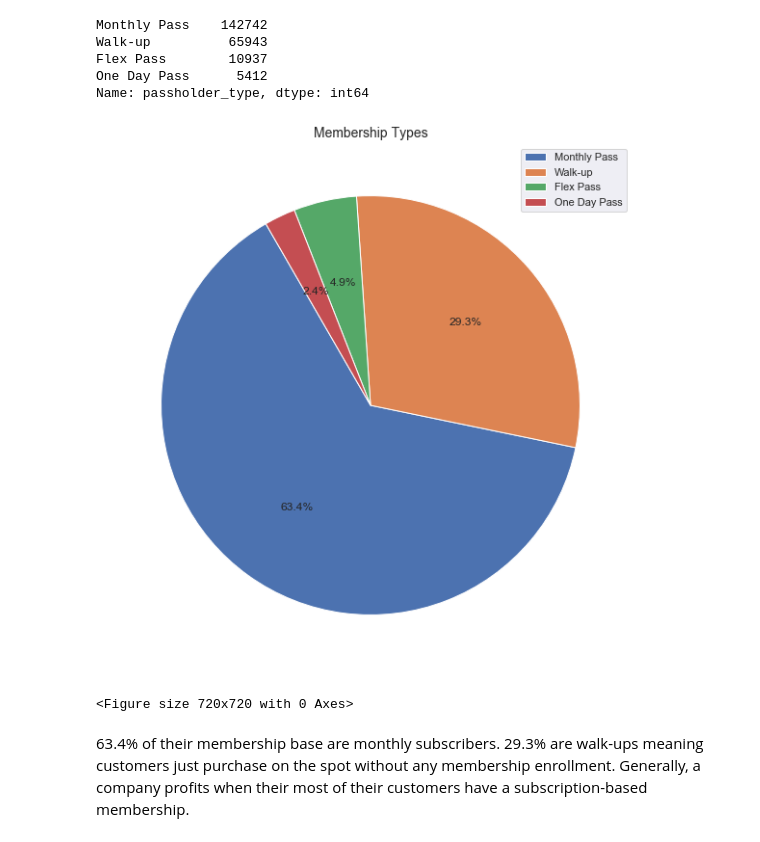
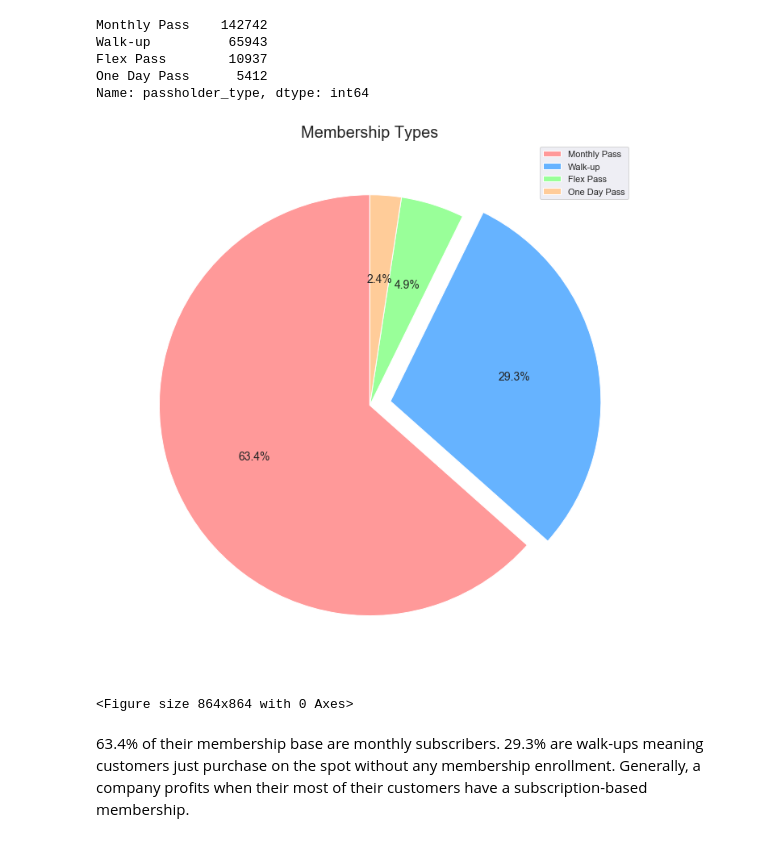
Before and after one commit to aclao89/LA_Metro_Bike, a Jupyter notebook: Data Wrangling & Exploration Notebook.ipynb, the cells around one changed output. Cells and saved outputs as stored; diff of their text form; code cells hidden in the pictures.

Commit message:
Pushed new images

```diff
--- a/Data Wrangling & Exploration Notebook.ipynb
+++ b/Data Wrangling & Exploration Notebook.ipynb
@@ -211,19 +211,22 @@ One Day Pass      5412
 Name: passholder_type, dtype: int64
 # %%
 #Plot a pie chart to represent their membership types
-sns.set(rc={'figure.figsize':(10,10)})
+sns.set(rc={'figure.figsize':(12,12)})
 
 labels = ['Monthly Pass', 'Walk-up', 'Flex Pass', 'One Day Pass']
+explode = [ 0, 0.1, 0 , 0]
 
-plt.pie(membership_types, startangle=120, autopct='%1.1f%%')
+colors = ['#ff9999','#66b3ff','#99ff99','#ffcc99']
+plt.pie(membership_types, startangle=90, explode=explode, colors=colors, autopct='%1.1f%%', textprops={'fontsize': 14}, )
 plt.legend(labels, loc="upper right")
-plt.title("Membership Types", fontsize=14)
+plt.title("Membership Types", fontsize=20)
+
 plt.show()
 
-plt.savefig('membership_types')
+plt.savefig('membership_types.png')
 # %% [output]
-[figure, old version]
+[figure, new version]
-<Figure size 720x720 with 0 Axes>
+<Figure size 864x864 with 0 Axes>
 # %% [markdown]
 63.4% of their membership base are monthly subscribers. 29.3% are walk-ups meaning customers just purchase on the spot without any membership enrollment. Generally, a company profits when their most of their customers have a subscription-based membership.
 # %% [markdown]
```
Also changed, not shown: parts of 1 cell of this notebook, 1 other file.
